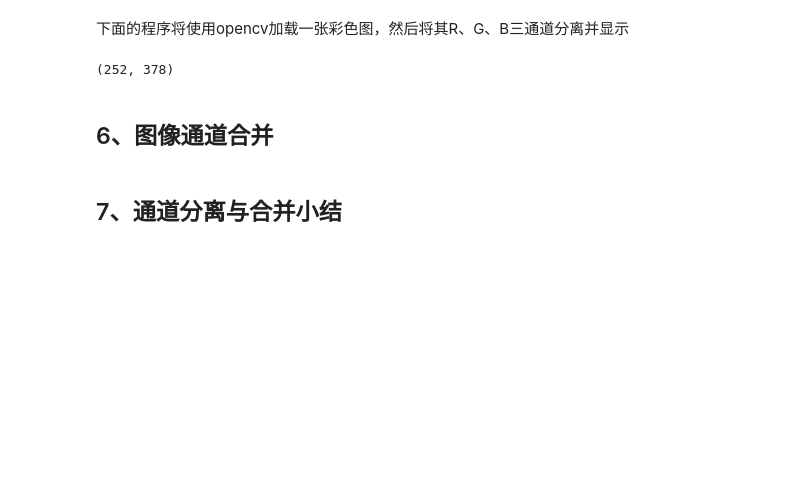
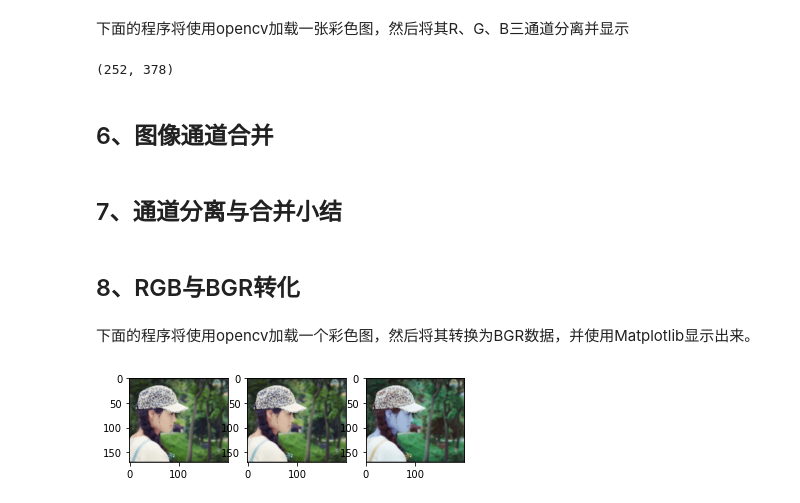
Before and after one commit to mangxiao2018/opencv-samples, a Jupyter notebook: 10002-pichandler.ipynb, the cells around one changed output. Cells and saved outputs as stored; diff of their text form; code cells hidden in the pictures; blank space fills up the shorter version.

Commit message:
RGB与BGR转化

```diff
--- a/10002-pichandler.ipynb
+++ b/10002-pichandler.ipynb
@@ -190,3 +190,33 @@ src[:,:,2] = 100
 cv.imshow('single', src)
 cv.waitKey(0)
 cv.destroyAllWindows()
+# %% [markdown]
+## 8、RGB与BGR转化
+# %% [markdown]
+下面的程序将使用opencv加载一个彩色图，然后将其转换为BGR数据，并使用Matplotlib显示出来。
+# %%
+import cv2 as cv
+import matplotlib.pyplot as plt
+# 用opencv自带的方法转
+img = cv.imread('images/test2.png', cv.IMREAD_COLOR)
+cv.imshow('opencv_win',img)
+img_cv_method = cv.cvtColor(img, cv.COLOR_BGR2RGB)
+# 用numpy转，img[:,:,::-1]列左右翻转
+# 本来是BGR 现在逆序，变成RGB
+img_numpy_method = img[:,:,::-1]
+# 用matplot画图
+plt.subplot(1,3,1)
+plt.imshow(img_cv_method)
+plt.subplot(1,3,2)
+plt.imshow(img_numpy_method)
+plt.subplot(1,3,3)
+plt.imshow(img)
+
+plt.savefig('./plt.png')
+plt.show()
+
+cv.imwrite('opencv.png', img)
+cv.waitKey(0)
+cv.destroyAllWindows()
+# %% [output]
+[figure, added]
```
